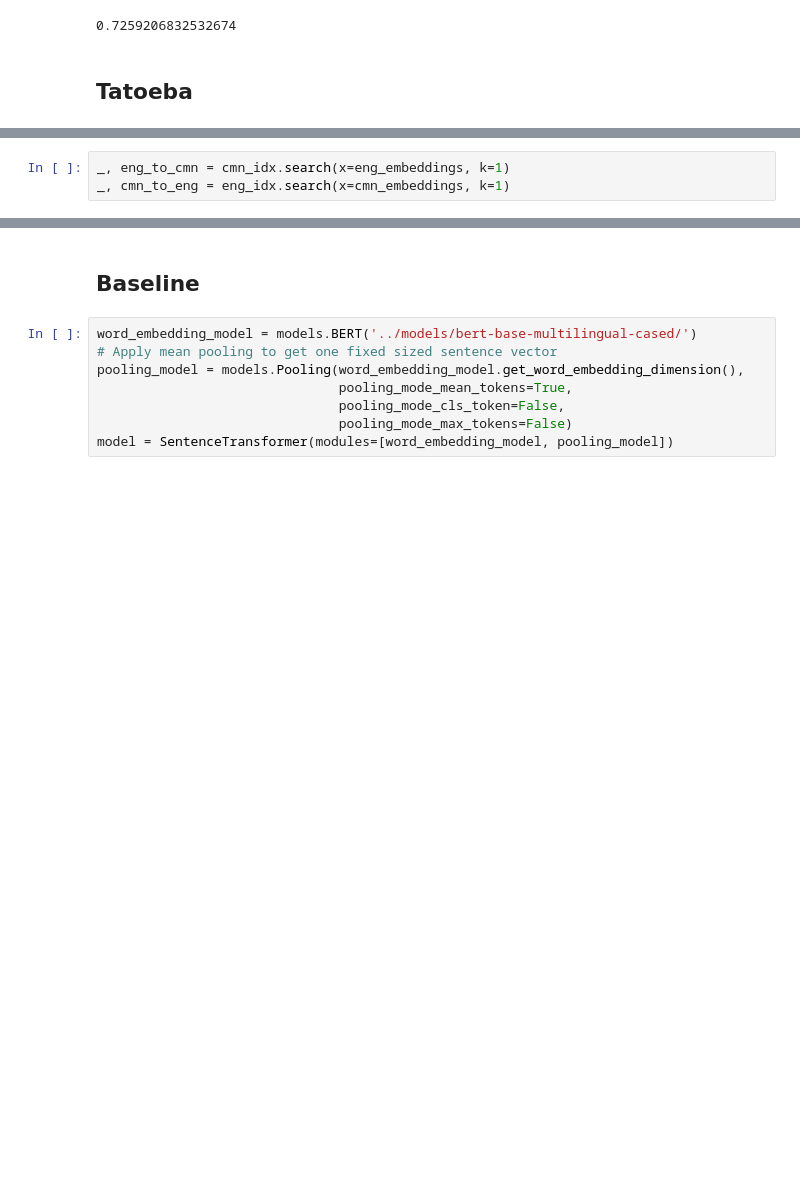
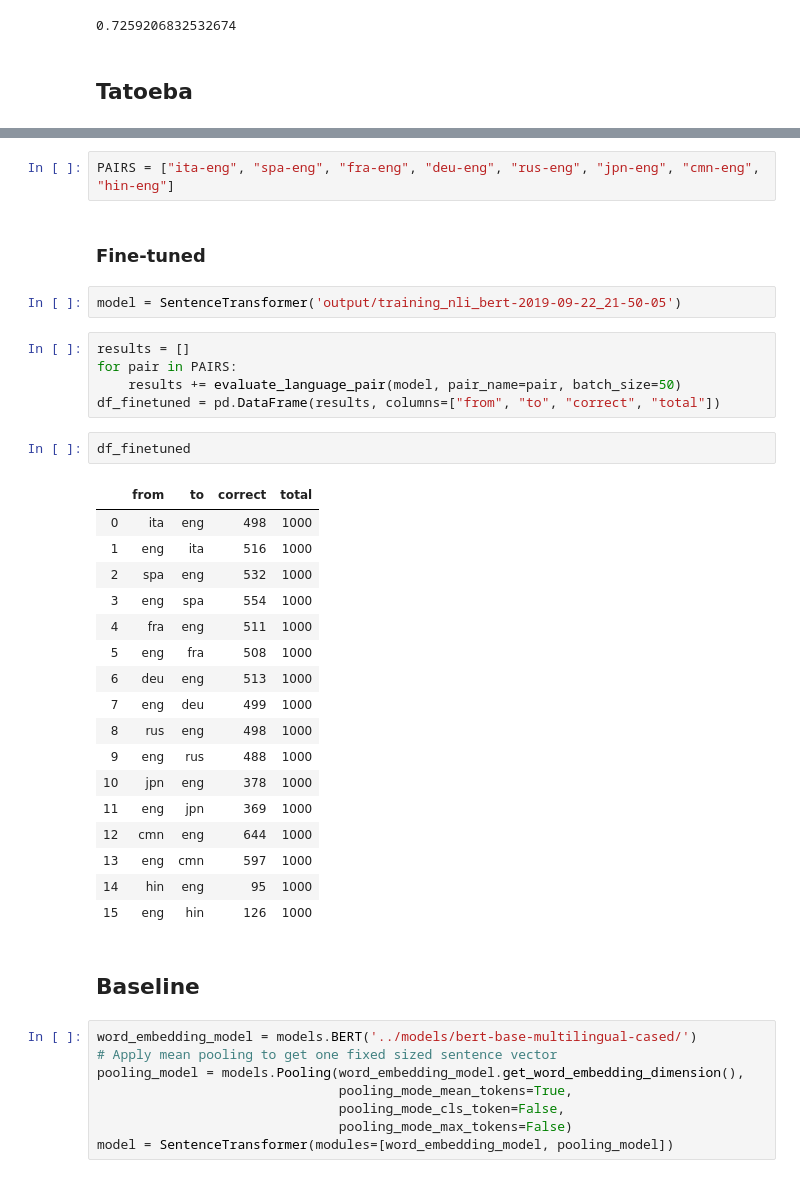
Before and after one commit to alinaalborova/sentence-transformers, a Jupyter notebook: notebooks/Multilingual Bert on NLI.ipynb, the cells around one changed output, grey strips where cells are left out. Drawn from its saved outputs; the diff is of its cells as text; blank space fills up the shorter version.

```diff
--- a/notebooks/Multilingual Bert on NLI.ipynb
+++ b/notebooks/Multilingual Bert on NLI.ipynb
@@ -282,3 +239,0 @@ eng_idx.add(eng_embeddings)
-# %%
-_, eng_to_cmn = cmn_idx.search(x=eng_embeddings, k=1)
-_, cmn_to_eng = eng_idx.search(x=cmn_embeddings, k=1)
@@ -293,3 +290,34 @@ np.sum(cmn_to_eng[:, 0] == np.arange(1000))
+# %%
+PAIRS = ["ita-eng", "spa-eng", "fra-eng", "deu-eng", "rus-eng", "jpn-eng", "cmn-eng", "hin-eng"]
+# %% [markdown]
+### Fine-tuned
+# %%
+model = SentenceTransformer('output/training_nli_bert-2019-09-22_21-50-05')
+# %%
+results = []
+for pair in PAIRS:
+    results += evaluate_language_pair(model, pair_name=pair, batch_size=50)
+df_finetuned = pd.DataFrame(results, columns=["from", "to", "correct", "total"])
+# %%
+df_finetuned
+# %% [output]
+|  | from | to | correct | total |
+| 0 | ita | eng | 498 | 1000 |
+| 1 | eng | ita | 516 | 1000 |
+| 2 | spa | eng | 532 | 1000 |
+| 3 | eng | spa | 554 | 1000 |
+| 4 | fra | eng | 511 | 1000 |
+| 5 | eng | fra | 508 | 1000 |
+| 6 | deu | eng | 513 | 1000 |
+| 7 | eng | deu | 499 | 1000 |
+| 8 | rus | eng | 498 | 1000 |
+| 9 | eng | rus | 488 | 1000 |
+| 10 | jpn | eng | 378 | 1000 |
+| 11 | eng | jpn | 369 | 1000 |
+| 12 | cmn | eng | 644 | 1000 |
+| 13 | eng | cmn | 597 | 1000 |
+| 14 | hin | eng | 95 | 1000 |
+| 15 | eng | hin | 126 | 1000 |
 # %% [markdown]
 ## Baseline
 # %%
```
Also changed, not shown: parts of 28 cells of this notebook, 2 other files.
